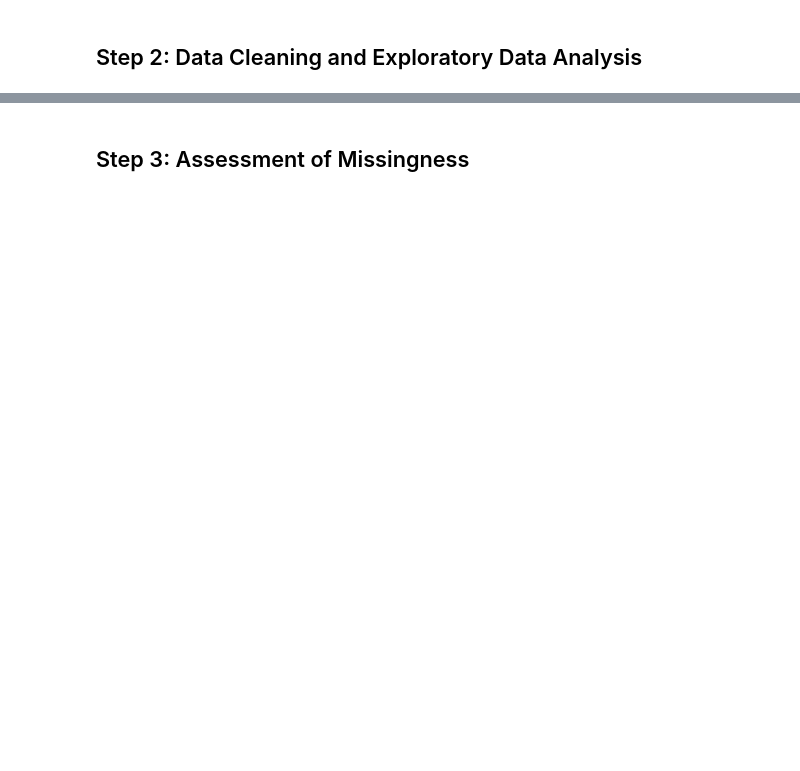
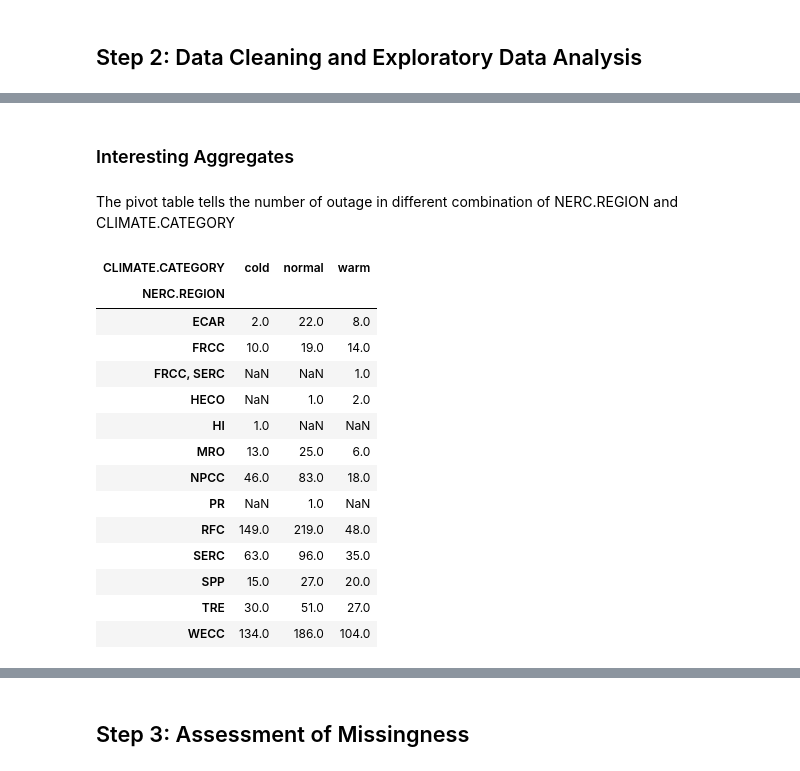
Before and after one commit to tzheng846/Power_Outage_Analysis, a Jupyter notebook: project04/template.ipynb, the cells around one changed output, grey strips where cells are left out. Drawn from its saved outputs; the diff is of its cells as text; code cells hidden in the pictures; blank space fills up the shorter version.

```diff
--- a/project04/template.ipynb
+++ b/project04/template.ipynb
@@ -158,0 +183,22 @@ fig8.show()
+# %% [markdown]
+### Interesting Aggregates
+# %% [markdown]
+The pivot table tells the number of outage in different combination of NERC.REGION and CLIMATE.CATEGORY
+# %%
+pd.pivot_table(outage, values='YEAR', index='NERC.REGION', columns='CLIMATE.CATEGORY', aggfunc='count')
+# %% [output]
+| CLIMATE.CATEGORY | cold | normal | warm |
+| NERC.REGION |  |  |  |
+| ECAR | 2.0 | 22.0 | 8.0 |
+| FRCC | 10.0 | 19.0 | 14.0 |
+| FRCC, SERC | NaN | NaN | 1.0 |
+| HECO | NaN | 1.0 | 2.0 |
+| HI | 1.0 | NaN | NaN |
+| MRO | 13.0 | 25.0 | 6.0 |
+| NPCC | 46.0 | 83.0 | 18.0 |
+| PR | NaN | 1.0 | NaN |
+| RFC | 149.0 | 219.0 | 48.0 |
+| SERC | 63.0 | 96.0 | 35.0 |
+| SPP | 15.0 | 27.0 | 20.0 |
+| TRE | 30.0 | 51.0 | 27.0 |
+| WECC | 134.0 | 186.0 | 104.0 |
```
Also changed, not shown: parts of 121 cells of this notebook, 2 other files.
